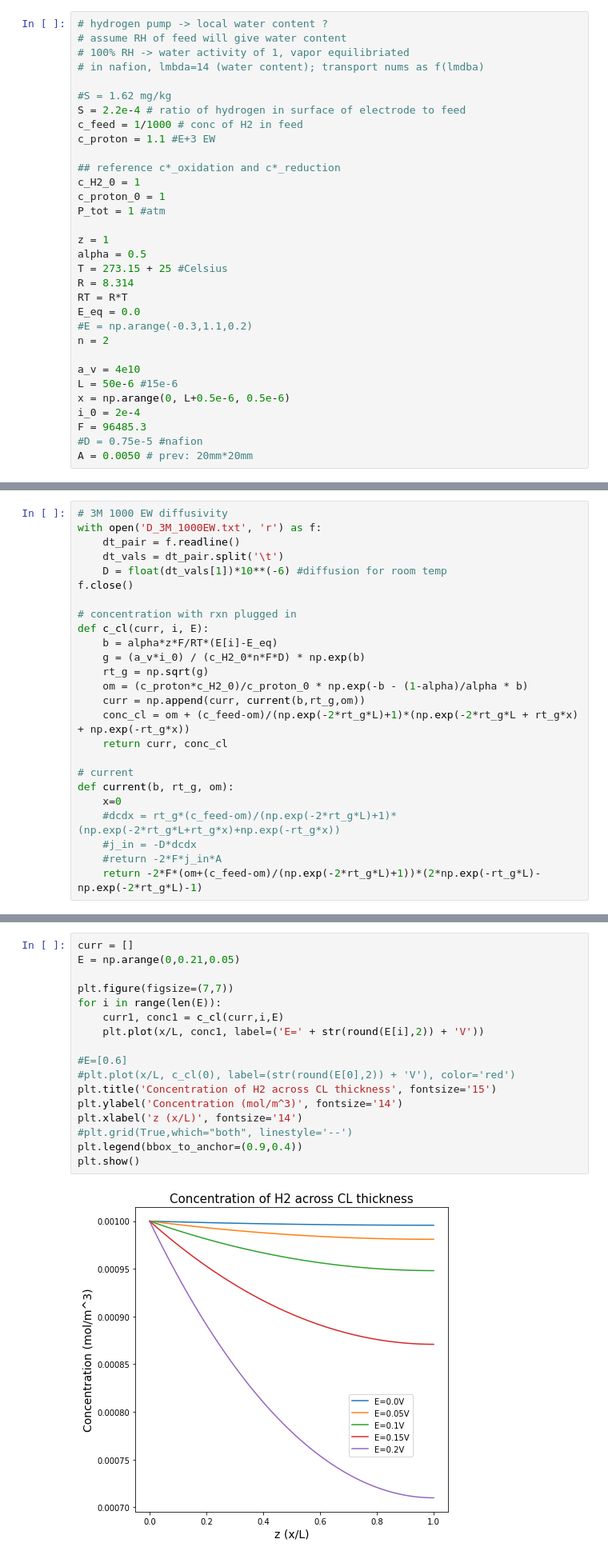
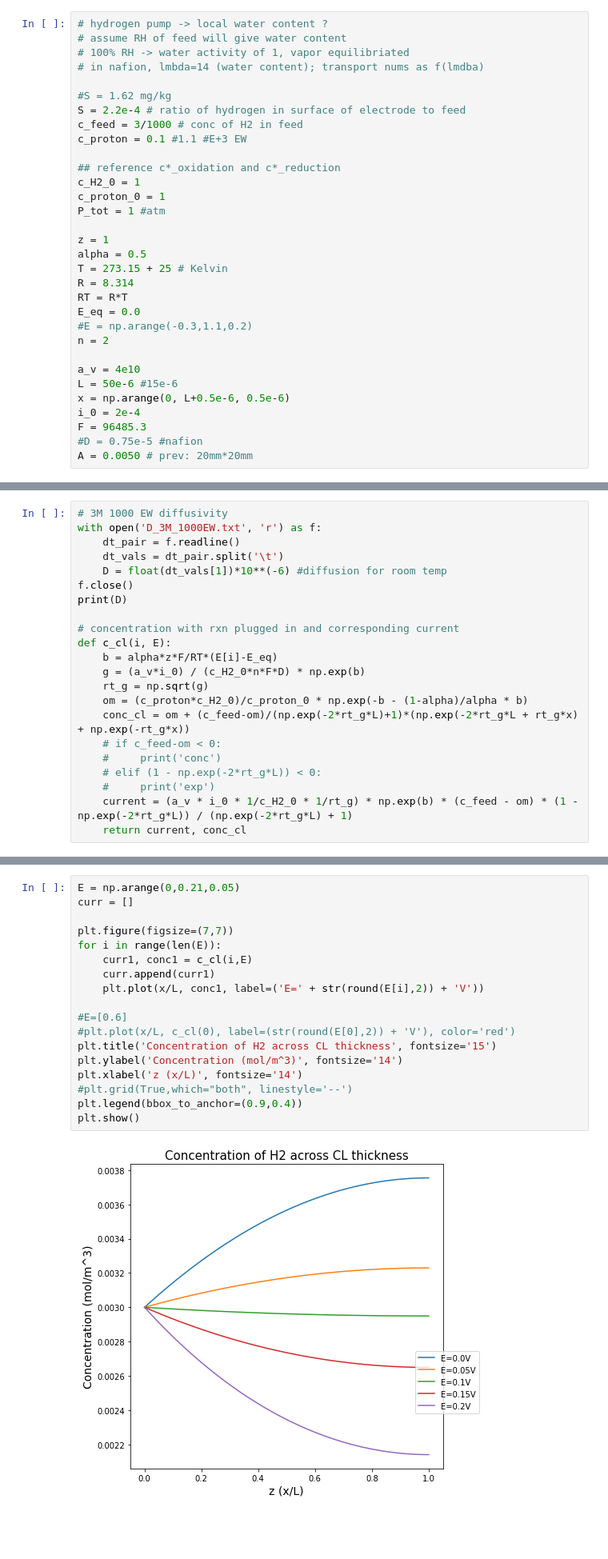
Before and after one commit to tinypersimmon/lbnl, a Jupyter notebook: transport_model.ipynb, the cells around one changed output, grey strips where cells are left out. Shown at 80% size. Cells and saved outputs as stored; diff of their text form; blank space fills up the shorter version.

Commit message:
220401 model update: new current from BV, adjust c_proton to 0 -> tafel kinetics

```diff
--- a/transport_model.ipynb
+++ b/transport_model.ipynb
@@ -15,8 +16,8 @@ import matplotlib.pyplot as plt
 
 #S = 1.62 mg/kg
 S = 2.2e-4 # ratio of hydrogen in surface of electrode to feed
-c_feed = 1/1000 # conc of H2 in feed
-c_proton = 1.1 #E+3 EW
+c_feed = 3/1000 # conc of H2 in feed
+c_proton = 0.1 #1.1 #E+3 EW
 
 ## reference c*_oxidation and c*_reduction
 c_H2_0 = 1
@@ -25,7 +26,7 @@ P_tot = 1 #atm
 
 z = 1
 alpha = 0.5
-T = 273.15 + 25 #Celsius
+T = 273.15 + 25 # Kelvin
 R = 8.314
 RT = R*T
 E_eq = 0.0
@@ -66,21 +71,18 @@ with open('D_3M_1000EW.txt', 'r') as f:
     dt_vals = dt_pair.split('\t')
     D = float(dt_vals[1])*10**(-6) #diffusion for room temp
 f.close()
+print(D)
 
-# concentration with rxn plugged in
-def c_cl(curr, i, E):
+# concentration with rxn plugged in and corresponding current
+def c_cl(i, E):
     b = alpha*z*F/RT*(E[i]-E_eq)
     g = (a_v*i_0) / (c_H2_0*n*F*D) * np.exp(b)
     rt_g = np.sqrt(g)
     om = (c_proton*c_H2_0)/c_proton_0 * np.exp(-b - (1-alpha)/alpha * b)
-    curr = np.append(curr, current(b,rt_g,om))
     conc_cl = om + (c_feed-om)/(np.exp(-2*rt_g*L)+1)*(np.exp(-2*rt_g*L + rt_g*x) + np.exp(-rt_g*x))
-    return curr, conc_cl
-
-# current
-def current(b, rt_g, om):
-    x=0
-    #dcdx = rt_g*(c_feed-om)/(np.exp(-2*rt_g*L)+1)*(np.exp(-2*rt_g*L+rt_g*x)+np.exp(-rt_g*x))
-    #j_in = -D*dcdx
-    #return -2*F*j_in*A
-    return -2*F*(om+(c_feed-om)/(np.exp(-2*rt_g*L)+1))*(2*np.exp(-rt_g*L)-np.exp(-2*rt_g*L)-1)
+    # if c_feed-om < 0:
+    #     print('conc')
+    # elif (1 - np.exp(-2*rt_g*L)) < 0:
+    #     print('exp')
+    current = (a_v * i_0 * 1/c_H2_0 * 1/rt_g) * np.exp(b) * (c_feed - om) * (1 - np.exp(-2*rt_g*L)) / (np.exp(-2*rt_g*L) + 1)
+    return current, conc_cl
@@ -87,19 +91,20 @@ def current(b, rt_g, om):
 # %%
+E = np.arange(0,0.21,0.05)
 curr = []
-E = np.arange(0,0.21,0.05)
 
 plt.figure(figsize=(7,7))
 for i in range(len(E)):
-    curr1, conc1 = c_cl(curr,i,E)
+    curr1, conc1 = c_cl(i,E)
+    curr.append(curr1)
     plt.plot(x/L, conc1, label=('E=' + str(round(E[i],2)) + 'V'))
 
 #E=[0.6]
 #plt.plot(x/L, c_cl(0), label=(str(round(E[0],2)) + 'V'), color='red')
 plt.title('Concentration of H2 across CL thickness', fontsize='15')
 plt.ylabel('Concentration (mol/m^3)', fontsize='14')
 plt.xlabel('z (x/L)', fontsize='14')
 #plt.grid(True,which="both", linestyle='--')
 plt.legend(bbox_to_anchor=(0.9,0.4))
 plt.show()
 # %% [output]
-[figure, old version]
+[figure, new version]
```
Also changed, not shown: parts of 10 cells of this notebook.
